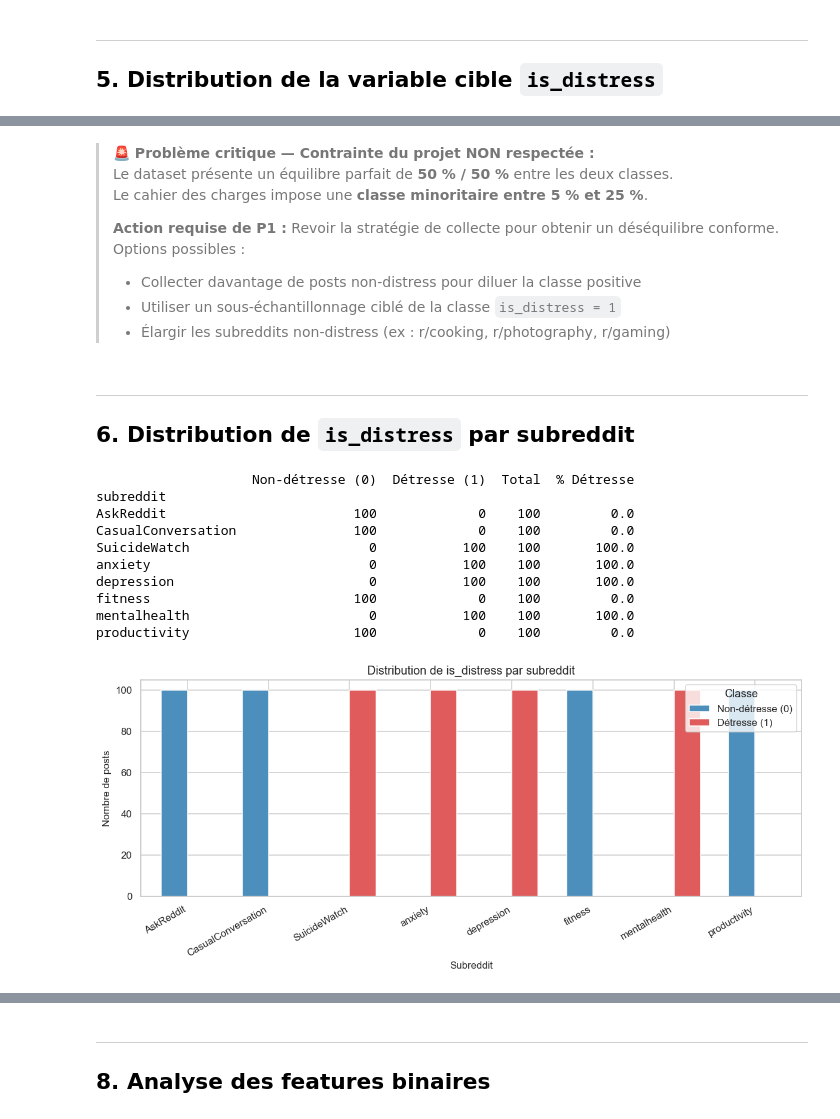
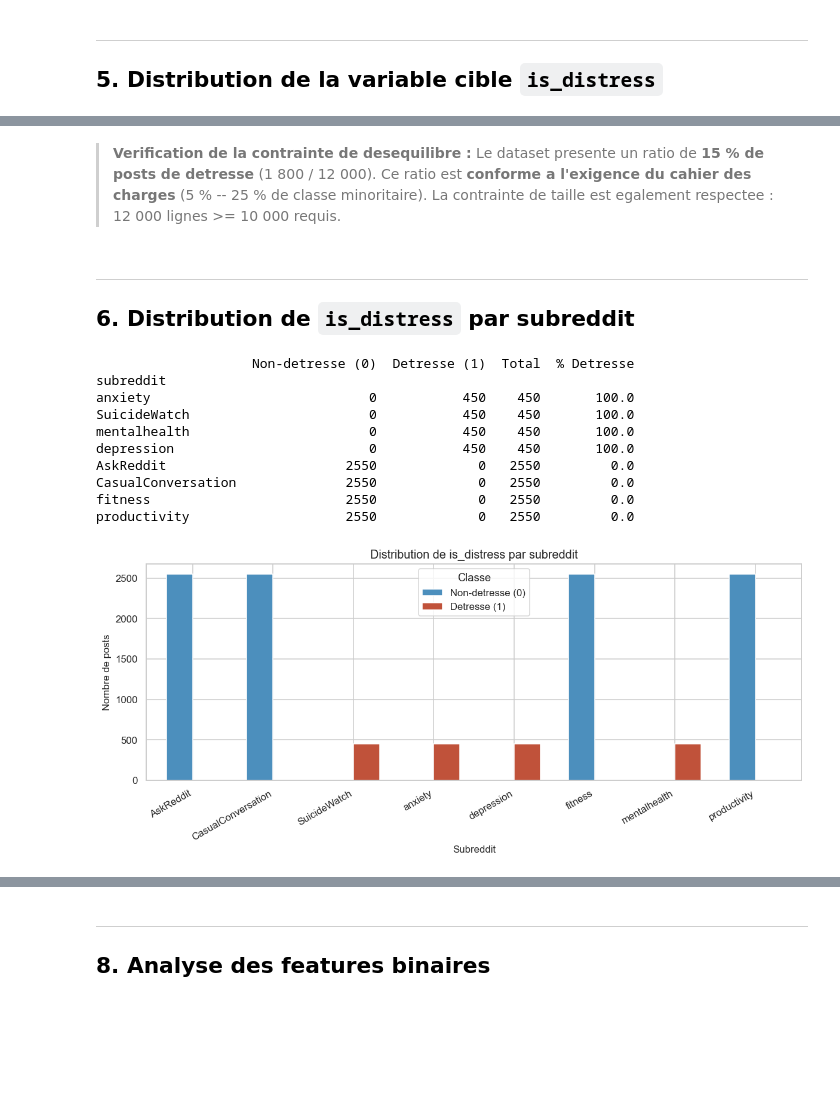
Before and after one commit to J1HANE/ML_MHTM, a Jupyter notebook: notebooks/01_discovery.ipynb, the cells around one changed output, grey strips where cells are left out. Drawn from its saved outputs; the diff is of its cells as text; code cells hidden in the pictures; blank space fills up the shorter version.

```diff
--- a/notebooks/01_discovery.ipynb
+++ b/notebooks/01_discovery.ipynb
@@ -25,17 +22,20 @@ Il couvre :
 import pandas as pd
 import numpy as np
 import matplotlib.pyplot as plt
-import matplotlib.ticker as mticker
 import seaborn as sns
 import warnings
+import os
 
 warnings.filterwarnings('ignore')
 
-# Style global des graphiques
 sns.set_theme(style='whitegrid', palette='muted')
 plt.rcParams['figure.dpi'] = 110
 plt.rcParams['axes.titlesize'] = 13
 plt.rcParams['axes.labelsize'] = 11
 
-print("✅ Imports OK")
+os.makedirs('../figures', exist_ok=True)
+
+COLORS = ['#4c8fbd', '#c0523a']
+
+print('Imports OK')
 # %% [output]
@@ -264,53 +256,42 @@ plt.show()
-# %% [markdown]
-> **🚨 Problème critique — Contrainte du projet NON respectée :**
-> Le dataset présente un équilibre parfait de **50 % / 50 %** entre les deux classes.
-> Le cahier des charges impose une **classe minoritaire entre 5 % et 25 %**.
->
-> **Action requise de P1 :** Revoir la stratégie de collecte pour obtenir un déséquilibre conforme.
-> Options possibles :
-> - Collecter davantage de posts non-distress pour diluer la classe positive
-> - Utiliser un sous-échantillonnage ciblé de la classe `is_distress = 1`
-> - Élargir les subreddits non-distress (ex : r/cooking, r/photography, r/gaming)
+# %% [markdown]
+> **Verification de la contrainte de desequilibre :**
+> Le dataset presente un ratio de **15 % de posts de detresse** (1 800 / 12 000).
+> Ce ratio est **conforme a l'exigence du cahier des charges** (5 % -- 25 % de classe minoritaire).
+> La contrainte de taille est egalement respectee : 12 000 lignes >= 10 000 requis.
 # %% [markdown]
 ---
 ## 6. Distribution de `is_distress` par subreddit
 # %%
-# Tableau croisé subreddit × is_distress
 cross = df.groupby('subreddit')['is_distress'].value_counts().unstack(fill_value=0)
-cross.columns = ['Non-détresse (0)', 'Détresse (1)']
+cross.columns = ['Non-detresse (0)', 'Detresse (1)']
 cross['Total'] = cross.sum(axis=1)
-cross['% Détresse'] = (cross['Détresse (1)'] / cross['Total'] * 100).round(1)
-print(cross.to_string())
+cross['% Detresse'] = (cross['Detresse (1)'] / cross['Total'] * 100).round(1)
+print(cross.sort_values('% Detresse', ascending=False).to_string())
 # %% [output]
-                    Non-détresse (0)  Détresse (1)  Total  % Détresse
+                    Non-detresse (0)  Detresse (1)  Total  % Detresse
 subreddit
-AskReddit                        100             0    100         0.0
-CasualConversation               100             0    100         0.0
-SuicideWatch                       0           100    100       100.0
-anxiety                            0           100    100       100.0
-depression                         0           100    100       100.0
-fitness                          100             0    100         0.0
-mentalhealth                       0           100    100       100.0
-productivity                     100             0    100         0.0
+anxiety                            0           450    450       100.0
+SuicideWatch                       0           450    450       100.0
+mentalhealth                       0           450    450       100.0
+depression                         0           450    450       100.0
+AskReddit                       2550             0   2550         0.0
+CasualConversation              2550             0   2550         0.0
+fitness                         2550             0   2550         0.0
+productivity                    2550             0   2550         0.0
 # %%
-# Visualisation : distribution is_distress par subreddit
 cross_plot = df.groupby(['subreddit', 'is_distress']).size().unstack(fill_value=0)
-cross_plot.columns = ['Non-détresse (0)', 'Détresse (1)']
+cross_plot.columns = ['Non-detresse (0)', 'Detresse (1)']
 
 fig, ax = plt.subplots(figsize=(11, 5))
-cross_plot.plot(
-    kind='bar', ax=ax,
-    color=['#4c8fbd', '#e05c5c'],
-    edgecolor='white', width=0.65
-)
+cross_plot.plot(kind='bar', ax=ax, color=COLORS, edgecolor='white', width=0.65)
 ax.set_title('Distribution de is_distress par subreddit')
 ax.set_xlabel('Subreddit')
 ax.set_ylabel('Nombre de posts')
 ax.set_xticklabels(ax.get_xticklabels(), rotation=30, ha='right')
 ax.legend(title='Classe')
 plt.tight_layout()
 plt.savefig('../figures/distress_by_subreddit.png', bbox_inches='tight')
 plt.show()
 # %% [output]
-[figure, old version]
+[figure, new version]
 # %% [markdown]
```
Also changed, not shown: parts of 41 cells of this notebook, 8 other files.
